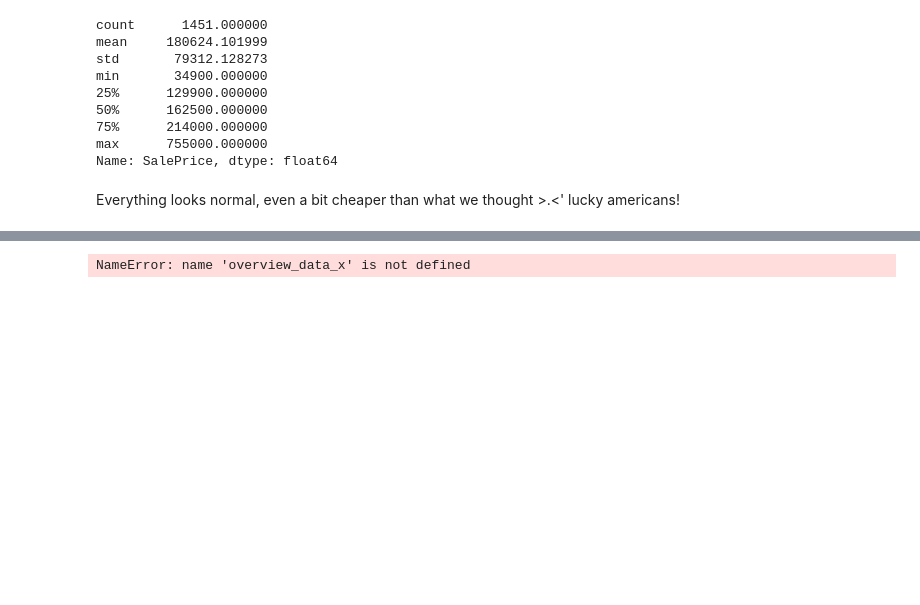
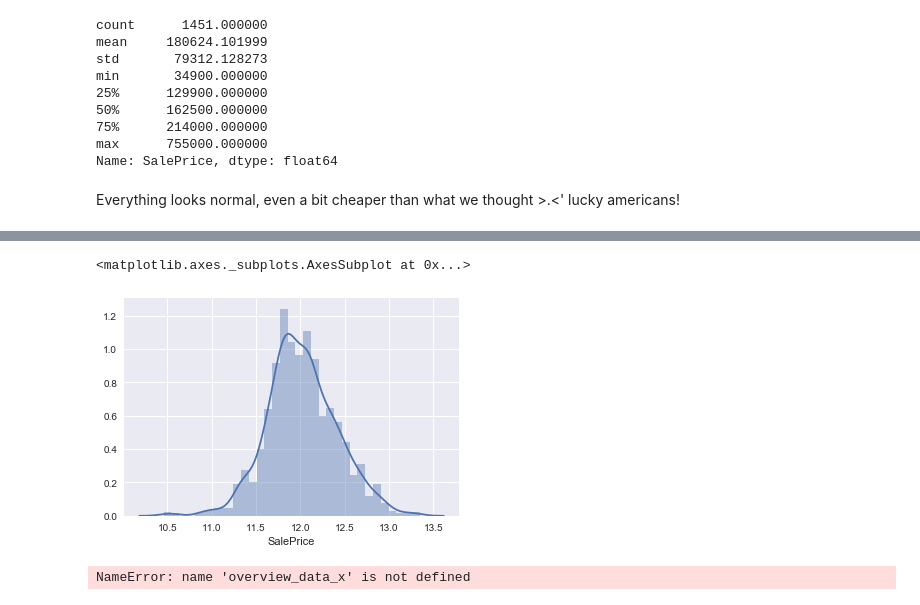
Before and after one commit to HaiaK/Housing, a Jupyter notebook: HousePricing.ipynb, the cells around one changed output, grey strips where cells are left out. Saved outputs shown, nothing was run; the diff lists cells and outputs as text; code cells hidden in the pictures; blank space fills up the shorter version.

```diff
--- a/HousePricing.ipynb
+++ b/HousePricing.ipynb
@@ -235,3 +277,9 @@ AttributeError: 'AxesSubplot' object has no attribute 'add_axes'
+# %%
+#Haia, What about that? This is log normal Dist.
+sns.distplot(np.log(train['SalePrice'])) ######the disterbution looks like a log normal with mean and sd of. same legends here.
+# %% [output]
+<matplotlib.axes._subplots.AxesSubplot at 0x...>
+[figure, added]
 # %%
 fig, ax = plt.subplots() # create a new figure with a default 111 subplot
 ax.plot(overview_data_x, overview_data_y)
```
Also changed, not shown: parts of 51 cells of this notebook.
